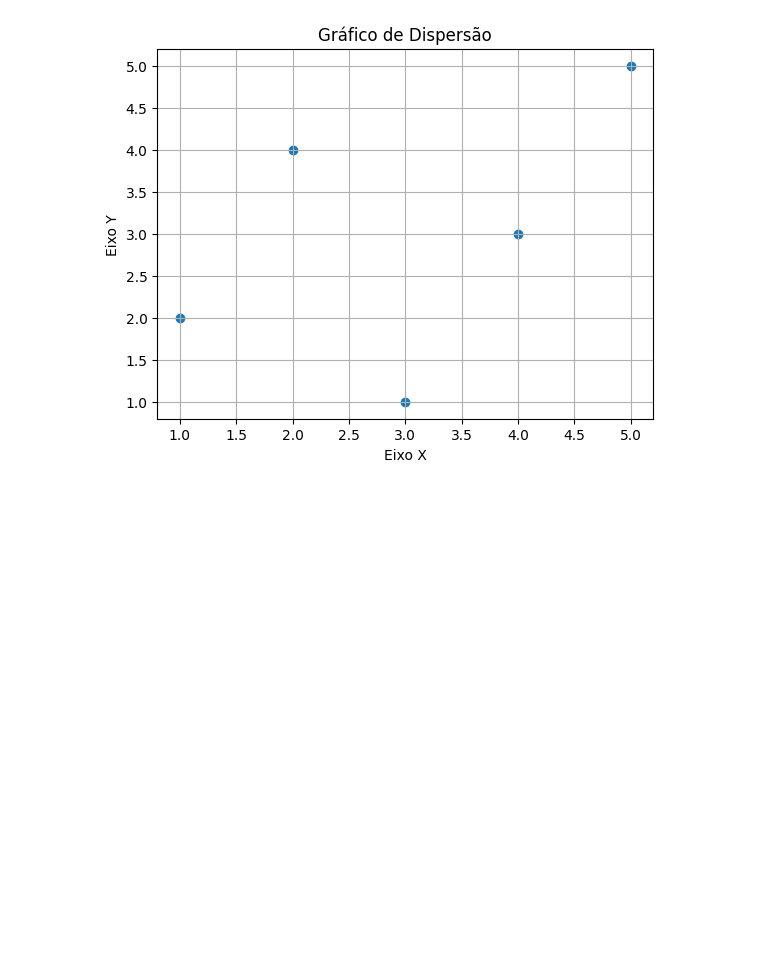
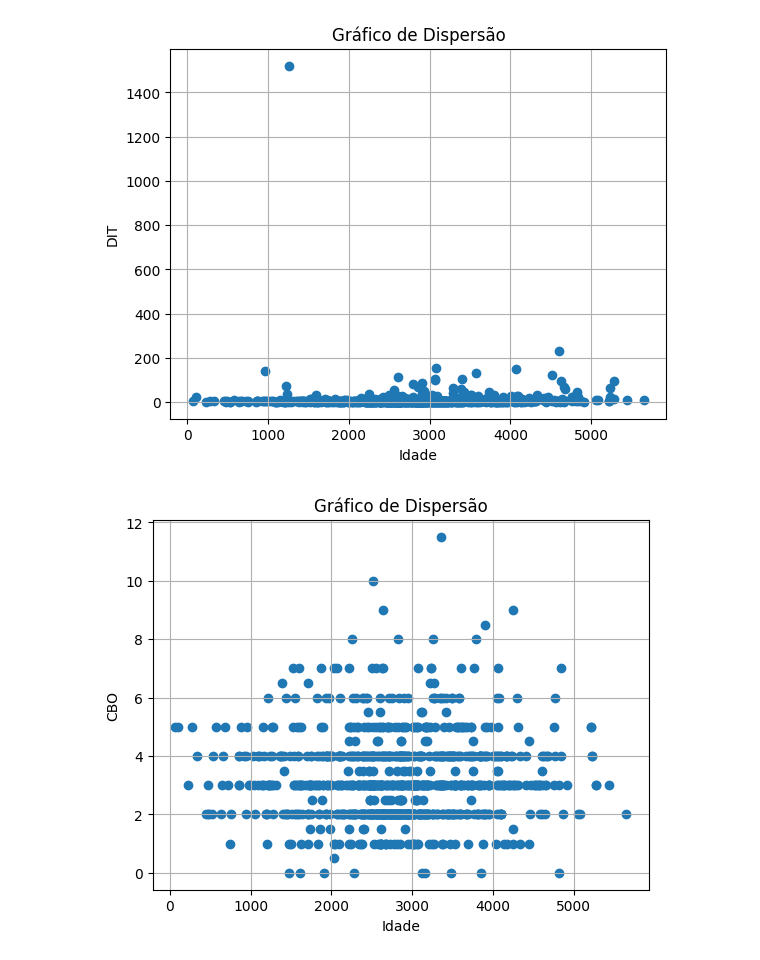
Before and after one commit to JoaoVictor-Guerra/lab-experimentacao, a Jupyter notebook: LAB02/main.ipynb, the cells around one changed output. Cells and saved outputs as stored; diff of their text form; code cells hidden in the pictures; blank space fills up the shorter version.

```diff
--- a/LAB02/main.ipynb
+++ b/LAB02/main.ipynb
@@ -1,27 +1,50 @@
+# %%
+import pandas as pd
+
+def get_column_data(csv_file, column_name):
+    try:
+        df = pd.read_csv(csv_file)
+        if column_name in df.columns:
+            return df[column_name].tolist()
+        else:
+            return None  # Retorna None se a coluna não existir
+    except Exception as e:
+        print(f"Erro ao ler o arquivo CSV: {e}")
+        return None
+
+csv_file = "stats/metricas_repo_combined.csv"
 # %%
 import matplotlib.pyplot as plt
 
 def plot_scatter(x_data, y_data, x_label, y_label):
     """
     Args:
         x_data (list or array): Os dados para o eixo X.
         y_data (list or array): Os dados para o eixo Y.
         x_label (str): Rótulo do eixo X.
         y_label (str): Rótulo do eixo Y.
     """
     plt.scatter(x_data, y_data)
     plt.xlabel(x_label)
     plt.ylabel(y_label)
     plt.title('Gráfico de Dispersão')
     plt.grid(True)
     plt.show()
 
-# Exemplo de uso:
-x_data = [1, 2, 3, 4, 5]
-y_data = [2, 4, 1, 3, 5]
-x_label = 'Eixo X'
-y_label = 'Eixo Y'
+plot_scatter(get_column_data(csv_file, "idade"), get_column_data(csv_file, "DIT"), "Idade", "DIT")
+plot_scatter(get_column_data(csv_file, "idade"), get_column_data(csv_file, "CBO"), "Idade", "CBO")
+plot_scatter(get_column_data(csv_file, "idade"), get_column_data(csv_file, "LCOM"), "Idade", "LCOM")
+plot_scatter(get_column_data(csv_file, "idade"), get_column_data(csv_file, "LOC"), "Idade", "LOC")
 
-plot_scatter(x_data, y_data, x_label, y_label)
+plot_scatter(get_column_data(csv_file, "estrelas"), get_column_data(csv_file, "DIT"), "Estrelas", "DIT")
+plot_scatter(get_column_data(csv_file, "estrelas"), get_column_data(csv_file, "CBO"), "Estrelas", "CBO")
+plot_scatter(get_column_data(csv_file, "estrelas"), get_column_data(csv_file, "LCOM"), "Estrelas", "LCOM")
+plot_scatter(get_column_data(csv_file, "estrelas"), get_column_data(csv_file, "LOC"), "Estrelas", "LOC")
+
+plot_scatter(get_column_data(csv_file, "releases"), get_column_data(csv_file, "DIT"), "releases", "DIT")
+plot_scatter(get_column_data(csv_file, "releases"), get_column_data(csv_file, "CBO"), "releases", "CBO")
+plot_scatter(get_column_data(csv_file, "releases"), get_column_data(csv_file, "LCOM"), "releases", "LCOM")
+plot_scatter(get_column_data(csv_file, "releases"), get_column_data(csv_file, "LOC"), "releases", "LOC")
 # %% [output]
-[figure, old version]
+[figure, new version]
+[figure, added]
```
Also changed, not shown: parts of 1 cell of this notebook, 1 other file.
